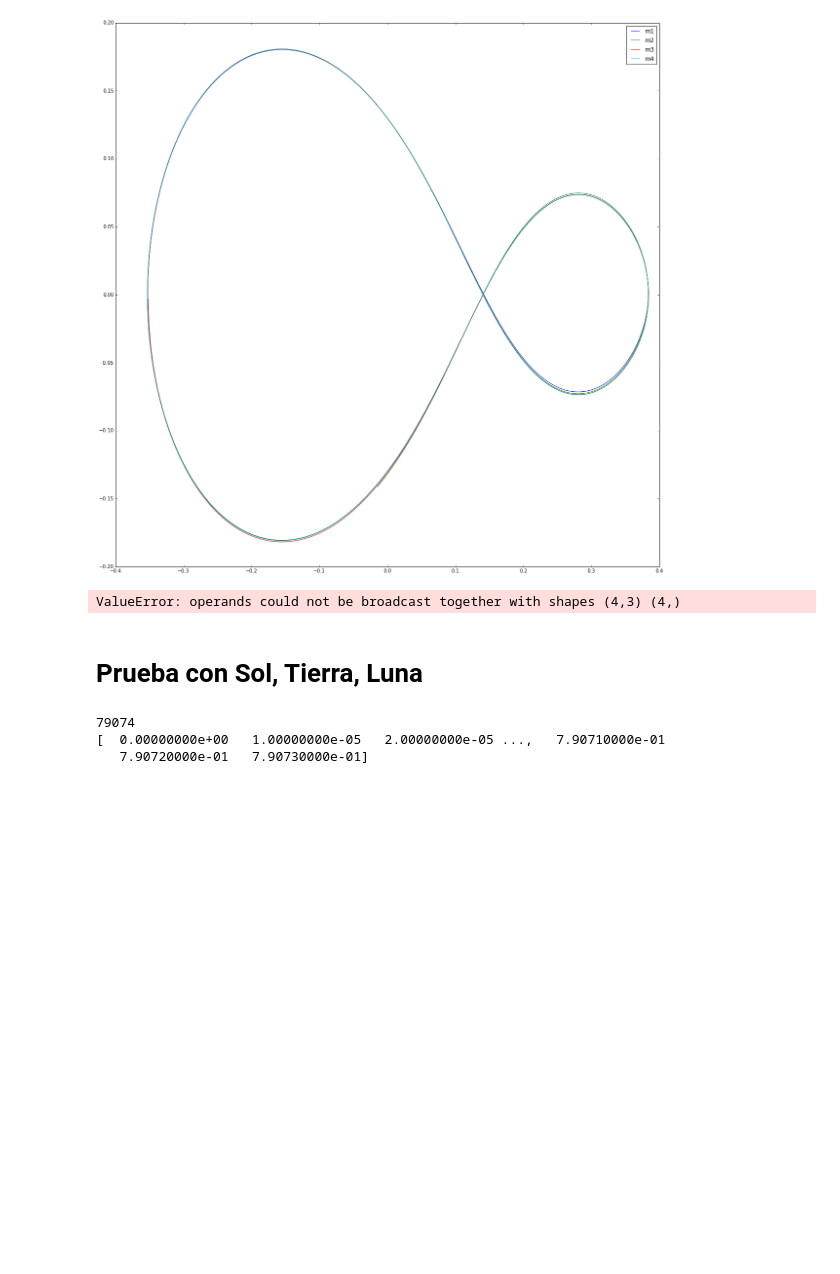
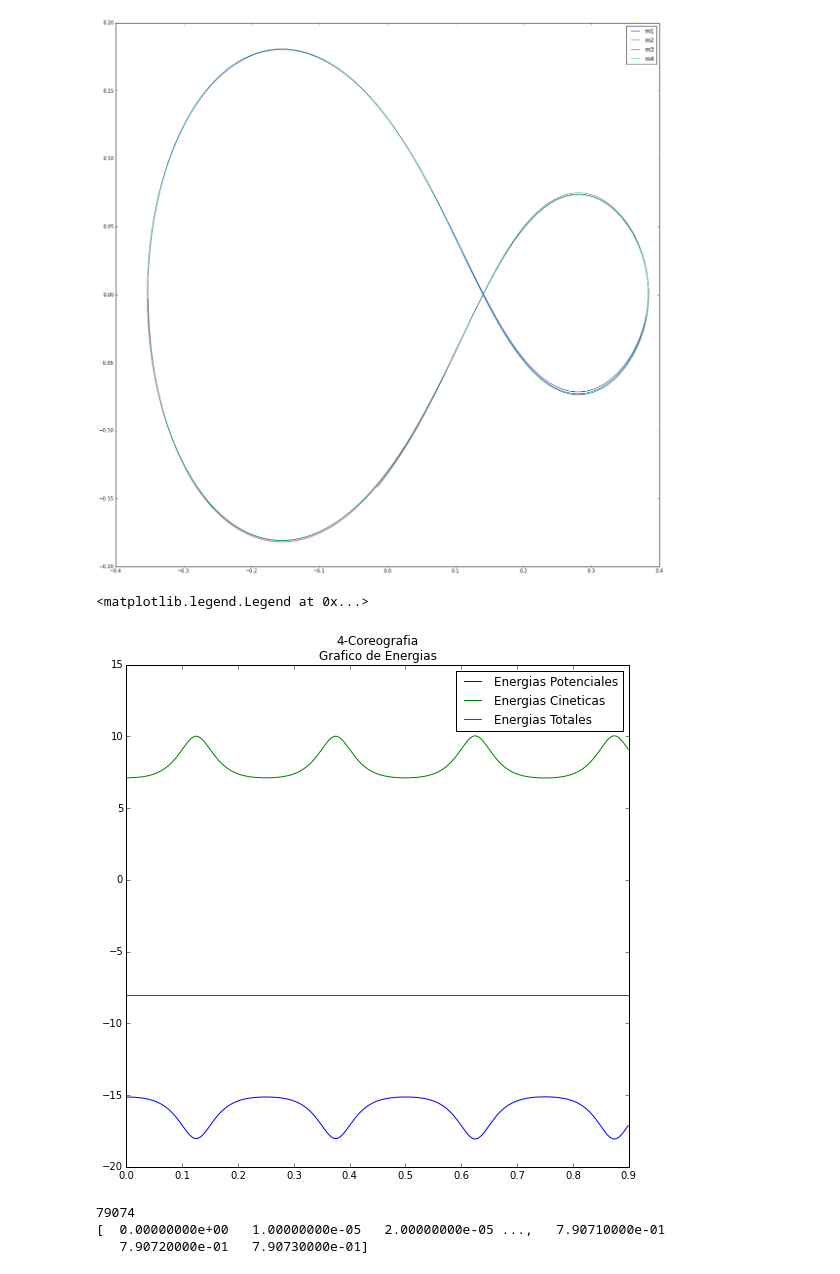
Before and after one commit to Cohnan/CompMathPhysics, a Jupyter notebook: Tareas/HW5/HW5.ipynb, the cells around one changed output. Cells and saved outputs as stored; diff of their text form; code cells hidden in the pictures; blank space fills up the shorter version.

```diff
--- a/Tareas/HW5/HW5.ipynb
+++ b/Tareas/HW5/HW5.ipynb
@@ -184,12 +184,12 @@ class Sistema_Masas:
 
         return self.t_actual, self.Y_actual
 
-    def energia_mecanica(self):
+    def energia_cinetica(self):
         # Del estado actual
         # Asume que la segunda parte de ls Ys corresponde a las velocidades
 
         vels_act = self.Y_actual[self.N : 2*self.N]
-        return np.sum(array([vels_act[i]**2 * self.masas[i] / 2 for in range(self.N)])
+        return np.sum(array([np.sum(vels_act[i]**2) * self.masas[i] / 2 for i in range(self.N)]))
 
     def energia_potencial(self):
         # Del estado actual
@@ -201,23 +201,21 @@ class Sistema_Masas:
             m = self.masas[i]
             masas_act = self.masas[i + 1: ]
             r = self.Y_actual[i]
-            rs_act = self.Y_actual[i + 1 : 2*self.N] - r # Respecto al actual
+            rs_act = self.Y_actual[i + 1 : self.N] - r # Respecto al actual
 
             # Suma de aceleraciones debidas a cada masa
-            numeradores = -G * array([masas_act[i] * rs_act[i] for i in range(self.N - i - 1)]) # No igual a multiplicacion de arrays
+            numeradores = -G * masas_act
             denominadores = np.sum(rs_act**2, axis = 1)**(1./2)
 
             e_potencial += np.sum(array([numeradores[i] / denominadores[i] for i in range(self.N - i - 1)])) # No igual a división de arrays
 
         return e_potencial
 
-
     def energia_total(self):
         # Del estado actual
         # Asume que la segunda parte de ls Ys corresponde a las velocidades
 
-        return self.energia_mecanica() + self.energia_potencial()
-
+        return self.energia_cinetica() + self.energia_potencial()
 
 
     def calcular_Ys(self, restart = False):
@@ -228,7 +226,7 @@ class Sistema_Masas:
         ## y empieza en t = 0
         if restart:
             self.ts = array([0.])
-            self.Ys = {Ys[ts[0]]}
+            self.Ys = {Ys[self.ts[0]]} #########3
             self.dYsdt = {}
             self.cambiar_estado(self.ts[0])
 
@@ -455,13 +451,14 @@ ax.legend()
 <matplotlib.legend.Legend at 0x...>
 [figure]
 # %%
-numero = 100
+numero = 1000
 
 ts_sin_proc = sistema2.ts
-i_base = int(len(ts) / numero)
+i_base = int(len(ts_sin_proc) / numero)
 
 ts = array([ts_sin_proc[i * i_base] for i in range(0, numero)])
-e_mecanicas = np.zeros(np.size(ts))
+#ts = np.append(ts, ts_sin_proc[-1])
+e_cineticas = np.zeros(np.size(ts))
 e_potenciales = np.zeros(np.size(ts))
 e_totales = np.zeros(np.size(ts))
 
@@ -469,20 +466,21 @@ for i in range(numero):
     t = ts[i]
     sistema2.cambiar_estado(t)
 
-    e_mecanicas[i] = sistema2.energia_mecanica( )
+    e_cineticas[i] = sistema2.energia_cinetica( )
     e_potenciales[i] = sistema2.energia_potencial( )
     e_totales[i] = sistema2.energia_total( )
-# %% [output]
-ValueError: operands could not be broadcast together with shapes (4,3) (4,)
 # %%
 fig_ene = plt.figure('Energias', figsize = (9, 9))
 ax_ene = fig_ene.add_subplot(111)
+ax_ene.set_title('4-Coreografia\nGrafico de Energias')
 
-ax.plot(ts, e_potenciales)
-ax.plot(ts, e_mecanicas)
-ax.plot(e_totales)
+ax_ene.plot(ts, e_potenciales, label = 'Energias Potenciales')
+ax_ene.plot(ts, e_cineticas, label = 'Energias Cineticas')
+ax_ene.plot(ts, e_totales, label = 'Energias Totales')
+ax_ene.legend( )
+# %% [output]
+<matplotlib.legend.Legend at 0x...>
+[figure, added]
-# %% [markdown]
-# Prueba con Sol, Tierra, Luna
 # %%
 print len(sistema.ts)
 print sistema.ts
```
Also changed, not shown: parts of 1 cell of this notebook.
